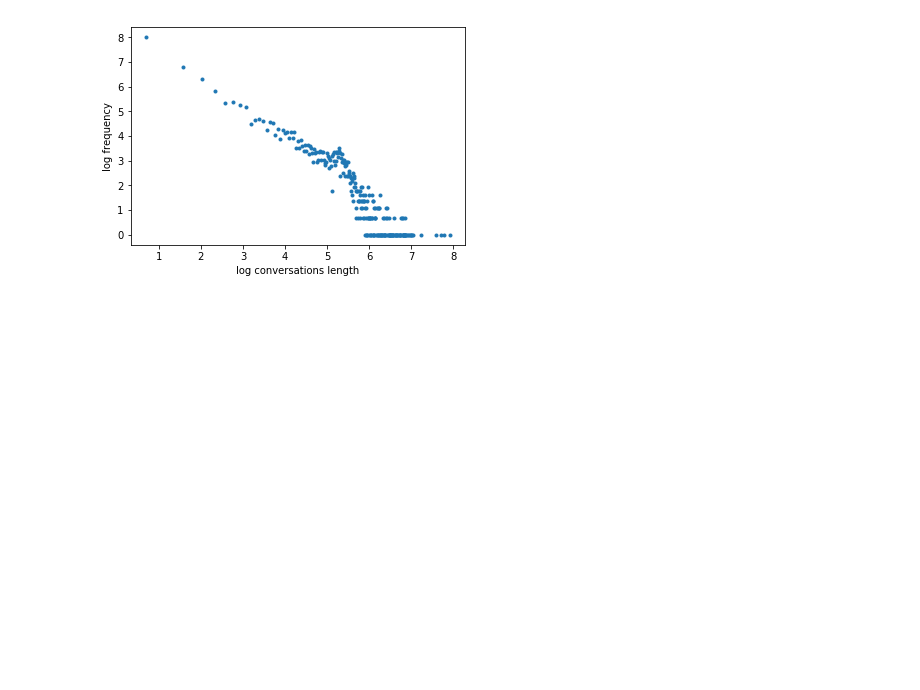
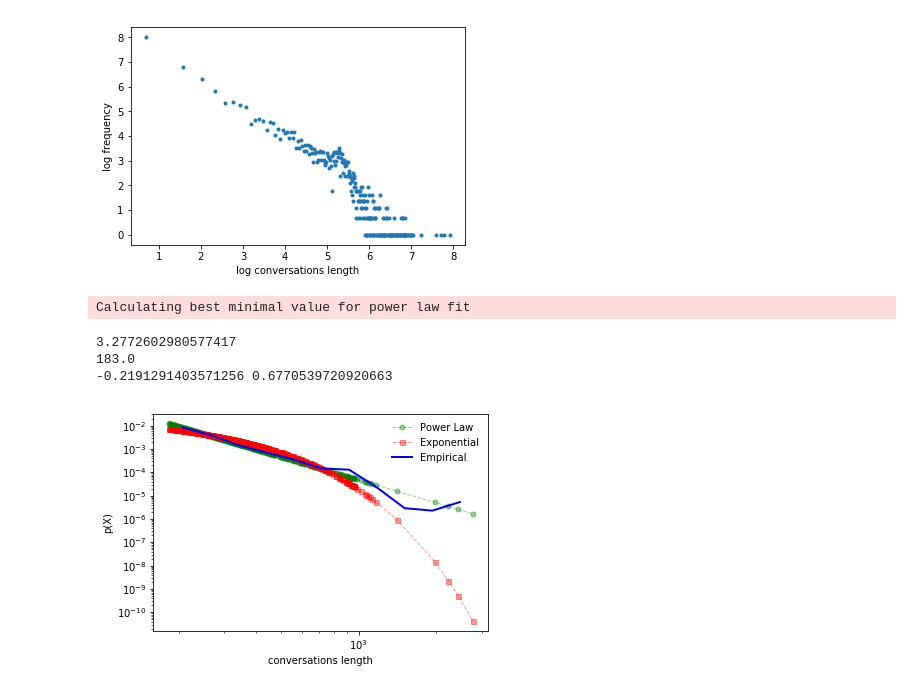
Before and after one commit to johnnytorres/recsys_twconv_s2s, a Jupyter notebook: analysis/eda_conversations.ipynb, the cells around one changed output. Drawn from its saved outputs; the diff is of its cells as text; code cells hidden in the pictures; blank space fills up the shorter version.

```diff
--- a/analysis/eda_conversations.ipynb
+++ b/analysis/eda_conversations.ipynb
@@ -441,3 +471,31 @@ plt.ylabel('log frequency')
 plt.savefig('../results/conversations_distribution.eps', format='eps',bbox_inches='tight')
 # %% [output]
 [figure]
+# %%
+import powerlaw
+data = convdist.num_replies.values
+results = powerlaw.Fit(data, discrete=True)
+print(results.power_law.alpha)
+print(results.power_law.xmin)
+R, p = results.distribution_compare('power_law', 'lognormal')
+print(R,p)
+# %% [output]
+Calculating best minimal value for power law fit
+3.2772602980577417
+183.0
+-0.2191291403571256 0.6770539720920663
+# %%
+from powerlaw import plot_pdf, Fit, pdf
+#https://pypi.org/project/powerlaw/
+#http://nbviewer.jupyter.org/github/jeffalstott/powerlaw/blob/master/manuscript/Manuscript_Code.ipynb
+#plot_pdf(data, color='b', linewidth=2)
+#results.power_law.plot_pdf(linestyle=':', color='g')
+results.power_law.plot_pdf( linestyle='--', color='g', marker='o',markersize=5, linewidth=1,alpha=0.4, label='Power Law')
+results.exponential.plot_pdf(linestyle='--', color='r', marker='s',markersize=5,linewidth=1,alpha=0.4, label='Exponential')
+results.plot_pdf(color='b', linewidth=2, label=r'Empirical')
+plt.legend(frameon=False)
+plt.xlabel('conversations length')
+plt.ylabel('p(X)')
+plt.savefig('../results/conversations_distribution.eps', format='eps',bbox_inches='tight')
+# %% [output]
+[figure, added]
```
Also changed, not shown: parts of 6 cells of this notebook, 10 other files.
